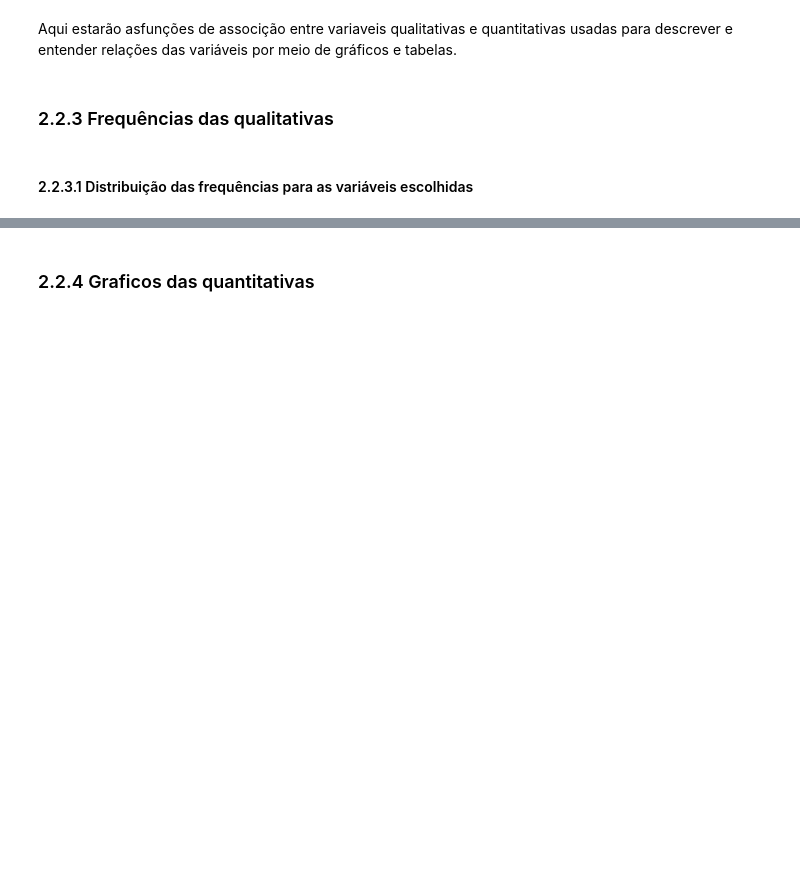
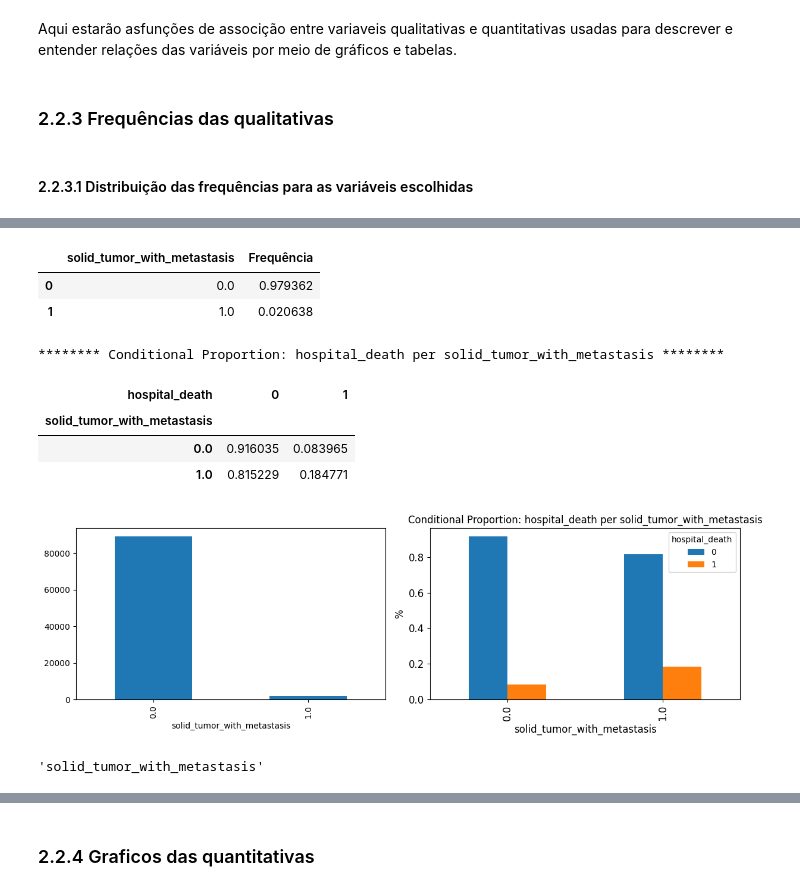
Before and after one commit to kaioreidela/Death_Prediction_in_ICU, a Jupyter notebook: estatistica_real.ipynb, the cells around one changed output, grey strips where cells are left out. Drawn from its saved outputs; the diff is of its cells as text; code cells hidden in the pictures; blank space fills up the shorter version.

```diff
--- a/estatistica_real.ipynb
+++ b/estatistica_real.ipynb
@@ -163,0 +156,18 @@ QualiQualiAssociation("solid_tumor_with_metastasis","hospital_death",dados)
+# %%
+fig, axs = plt.subplots(1, 2, figsize=(12, 4))
+grafico_qualitativa("solid_tumor_with_metastasis", dados, axs[0])
+QualiQualiAssociation("solid_tumor_with_metastasis","hospital_death",dados,axs[1])
+plt.tight_layout()
+plt.show()
+"solid_tumor_with_metastasis"
+# %% [output]
+|  | solid_tumor_with_metastasis | Frequência |
+| 0 | 0.0 | 0.979362 |
+| 1 | 1.0 | 0.020638 |
+******** Conditional Proportion: hospital_death per solid_tumor_with_metastasis ********
+| hospital_death | 0 | 1 |
+| solid_tumor_with_metastasis |  |  |
+| 0.0 | 0.916035 | 0.083965 |
+| 1.0 | 0.815229 | 0.184771 |
+[figure, added]
+'solid_tumor_with_metastasis'
```
Also changed, not shown: parts of 22 cells of this notebook.
